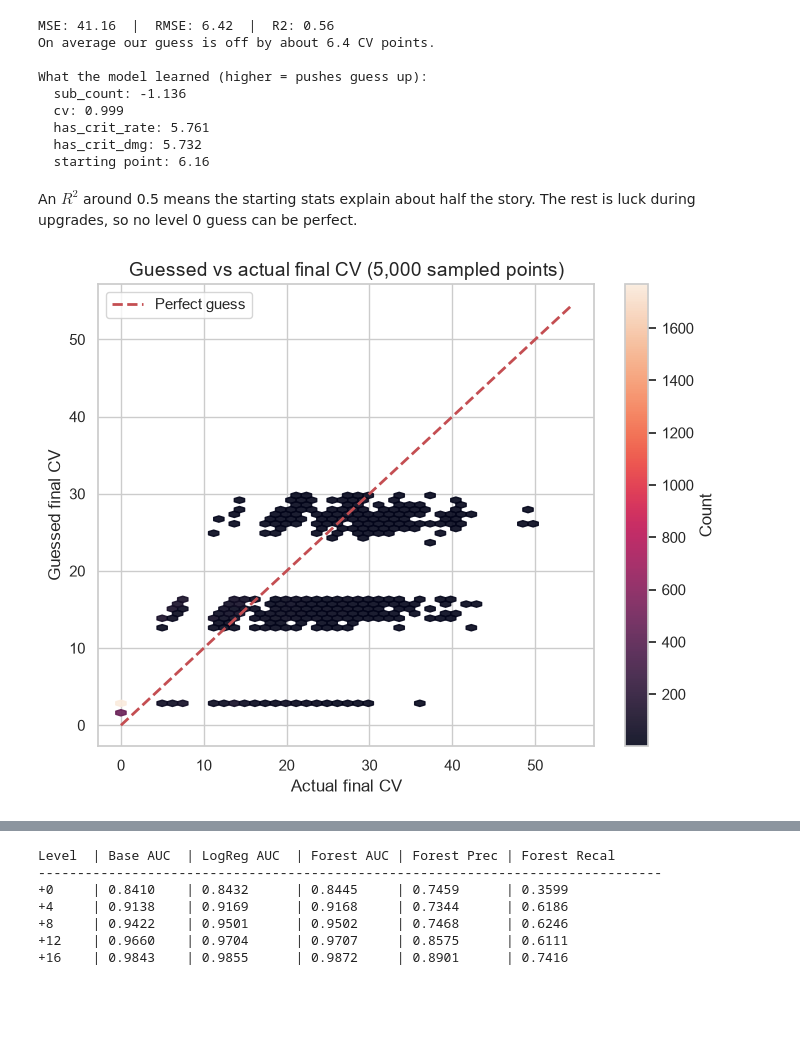
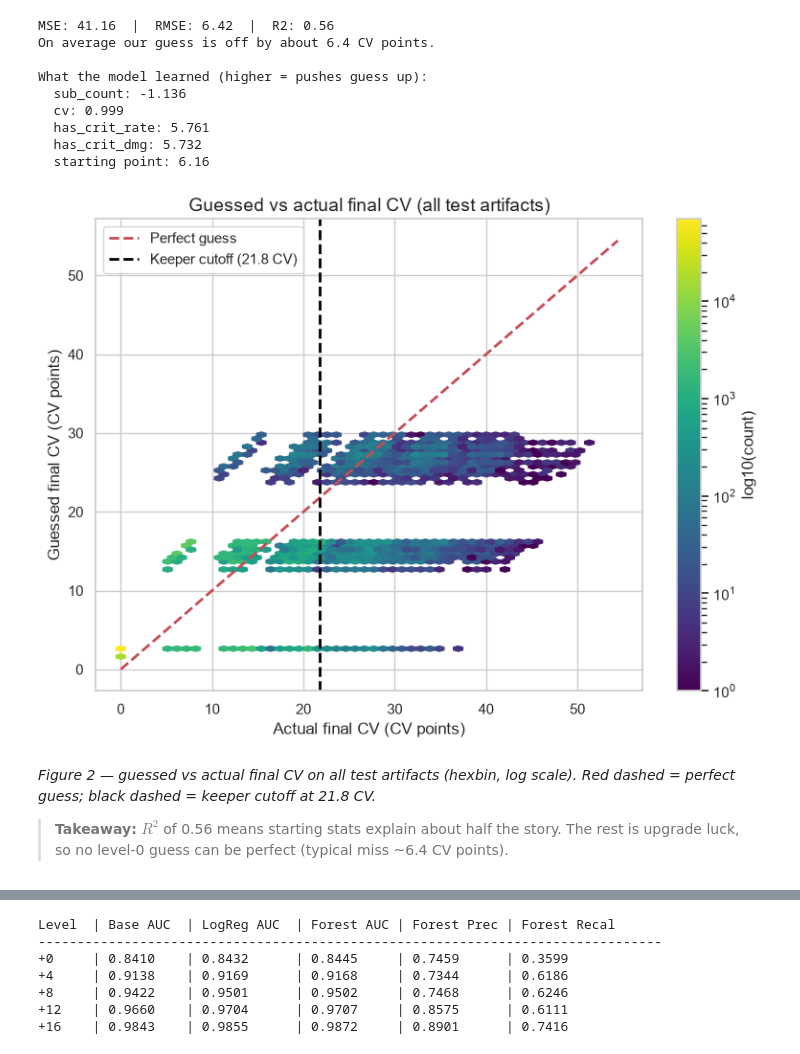
Before and after one commit to maidenator/artifact-data-science, a Jupyter notebook: artifact_analysis_report.ipynb, the cells around one changed output, grey strips where cells are left out. Cells and saved outputs as stored; diff of their text form; code cells hidden in the pictures; blank space fills up the shorter version.

```diff
--- a/artifact_analysis_report.ipynb
+++ b/artifact_analysis_report.ipynb
@@ -232,24 +233,31 @@ What the model learned (higher = pushes guess up):
   has_crit_rate: 5.761
   has_crit_dmg: 5.732
   starting point: 6.16
+# %%
+# Actual vs predicted: hexbin handles all test points, so no sampling needed
+plt.figure(figsize=(8, 6))
+hb = plt.hexbin(y_test, y_pred, gridsize=50, mincnt=1, bins='log', cmap='viridis')
+plt.colorbar(hb, label='log10(count)')
+
+mn, mx = float(y.min()), float(y.max())
+plt.plot([mn, mx], [mn, mx], 'r--', lw=2, label='Perfect guess')
+
+# Keeper cutoff: the top 10% of final CV (black dashed: readable on bright bins)
+cutoff = y.quantile(0.90)
+plt.axvline(cutoff, color='black', ls='--', lw=2,
+            label=f'Keeper cutoff ({cutoff:.1f} CV)')
+
+plt.title('Guessed vs actual final CV (all test artifacts)', fontsize=14)
+plt.xlabel('Actual final CV (CV points)')
+plt.ylabel('Guessed final CV (CV points)')
+plt.legend(loc='upper left')
+plt.tight_layout()
+plt.savefig('actual_vs_guessed.png', dpi=150)
+plt.show()
+# %% [output]
+[figure, added]
 # %% [markdown]
-An $R^2$ around 0.5 means the starting stats explain about half the story. The rest is luck during upgrades, so no level 0 guess can be perfect.
+*Figure 2 — guessed vs actual final CV on all test artifacts (hexbin, log scale). Red dashed = perfect guess; black dashed = keeper cutoff at 21.8 CV.*
+
+> **Takeaway:** $R^2$ of 0.56 means starting stats explain about half the story. The rest is upgrade luck, so no level-0 guess can be perfect (typical miss ~6.4 CV points).
-# %%
-# Actual vs predicted - sampled so the plot stays readable (200k points would be a blob)
-sample_idx = np.random.RandomState(42).choice(len(y_test), size=5000, replace=False)
-y_test_s = y_test.iloc[sample_idx]
-y_pred_s = y_pred[sample_idx]
-
-plt.figure(figsize=(8, 6))
-plt.hexbin(y_test_s, y_pred_s, gridsize=40, mincnt=1, alpha=0.9)
-plt.colorbar(label='Count')
-mn, mx = float(y.min()), float(y.max())
-plt.plot([mn, mx], [mn, mx], 'r--', lw=2, label='Perfect guess')
-plt.title('Guessed vs actual final CV (5,000 sampled points)', fontsize=14)
-plt.xlabel('Actual final CV')
-plt.ylabel('Guessed final CV')
-plt.legend()
-plt.show()
-# %% [output]
-[figure, removed]
 # %% [markdown]
```
Also changed, not shown: parts of 15 cells of this notebook, 6 other files.
